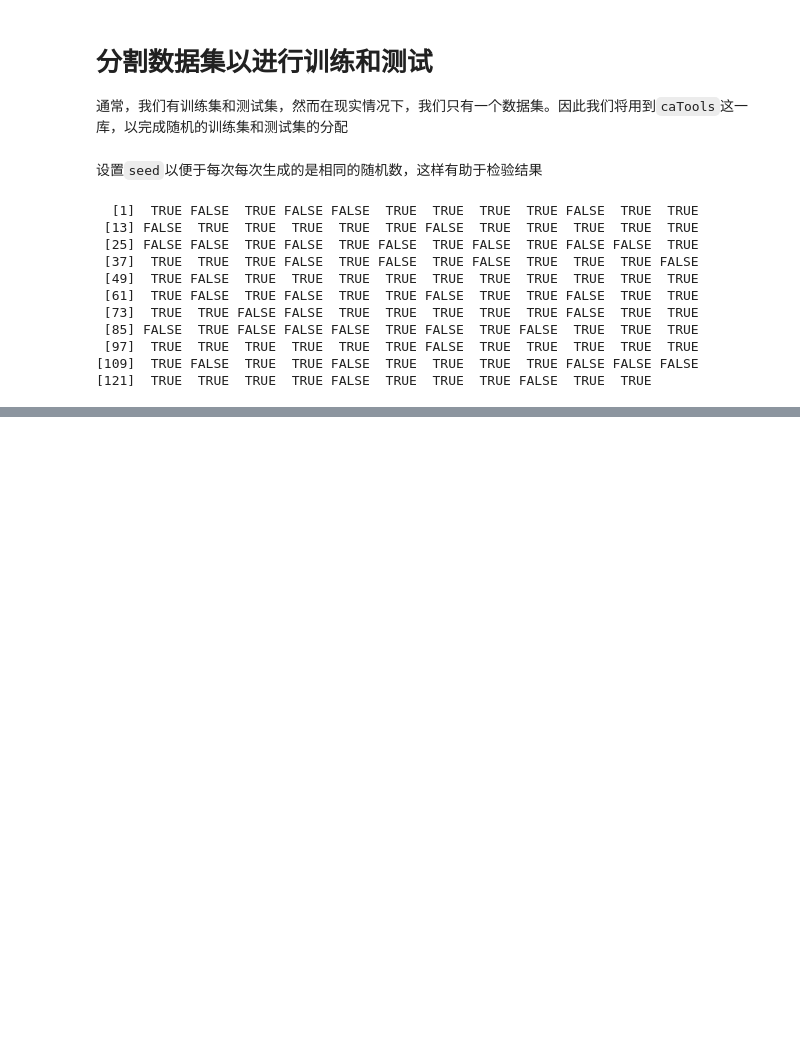
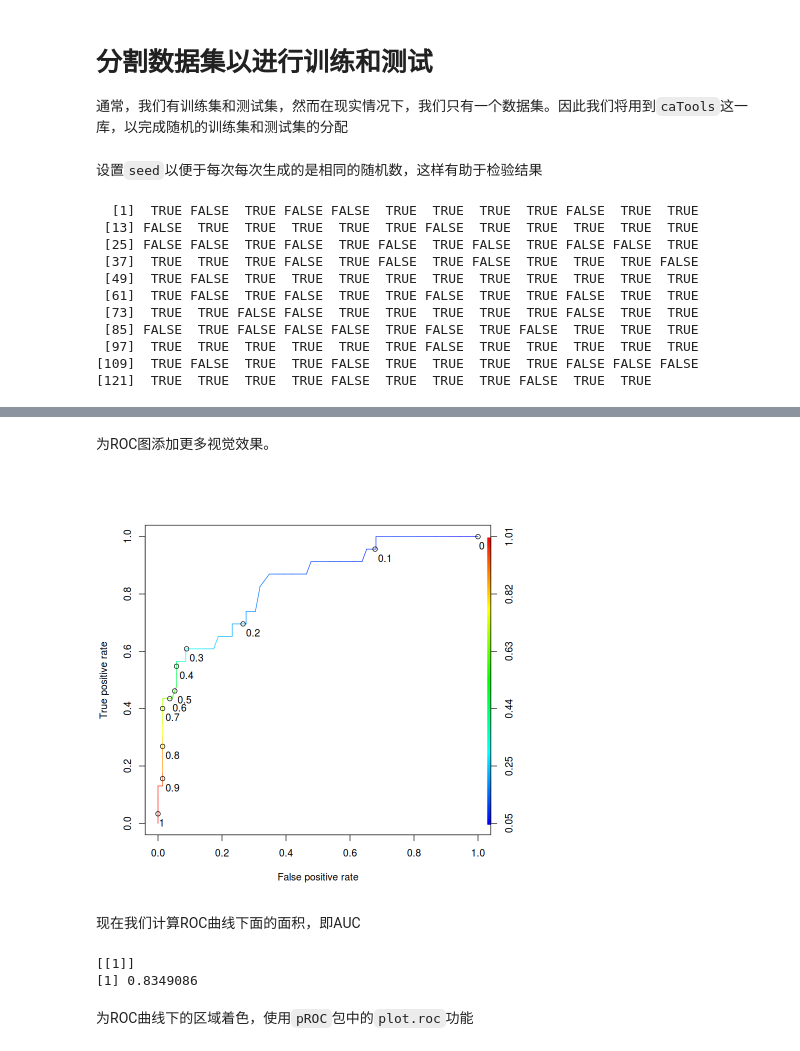
Before and after one commit to Jerrywang959/jerrywang_note, a Jupyter notebook: docs/R_study/Logistic_reg.ipynb, the cells around one changed output, grey strips where cells are left out. Saved outputs shown, nothing was run; the diff lists cells and outputs as text; code cells hidden in the pictures; blank space fills up the shorter version.

```diff
--- a/docs/R_study/Logistic_reg.ipynb
+++ b/docs/R_study/Logistic_reg.ipynb
@@ -101,0 +228,16 @@ split
+# %% [markdown]
+为ROC图添加更多视觉效果。
+# %%
+plot(ROCRperf, colorize = TRUE, print.cutoffs.at = seq(0,1,0.1), text.adj = c(-0.2,1.7))
+# %% [output]
+[figure, added]
+# %% [markdown]
+现在我们计算ROC曲线下面的面积，即AUC
+# %%
+ROCRauc = performance(ROCRpred, "auc")
+ROCRauc@y.values
+# %% [output]
+[[1]]
+[1] 0.8349086
+# %% [markdown]
+为ROC曲线下的区域着色，使用`pROC`包中的`plot.roc`功能
```
Also changed, not shown: parts of 32 cells of this notebook, 4 other files.
